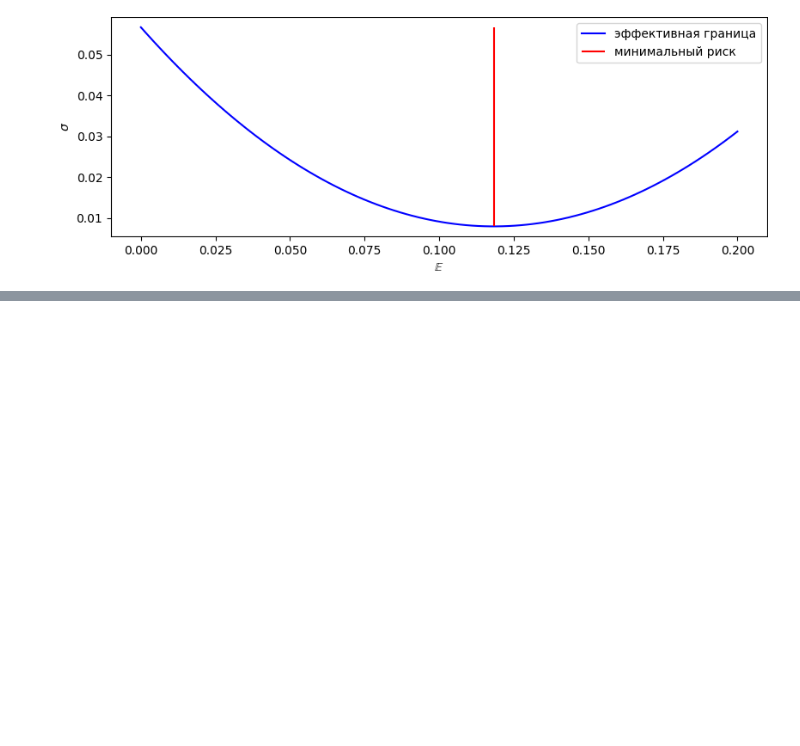
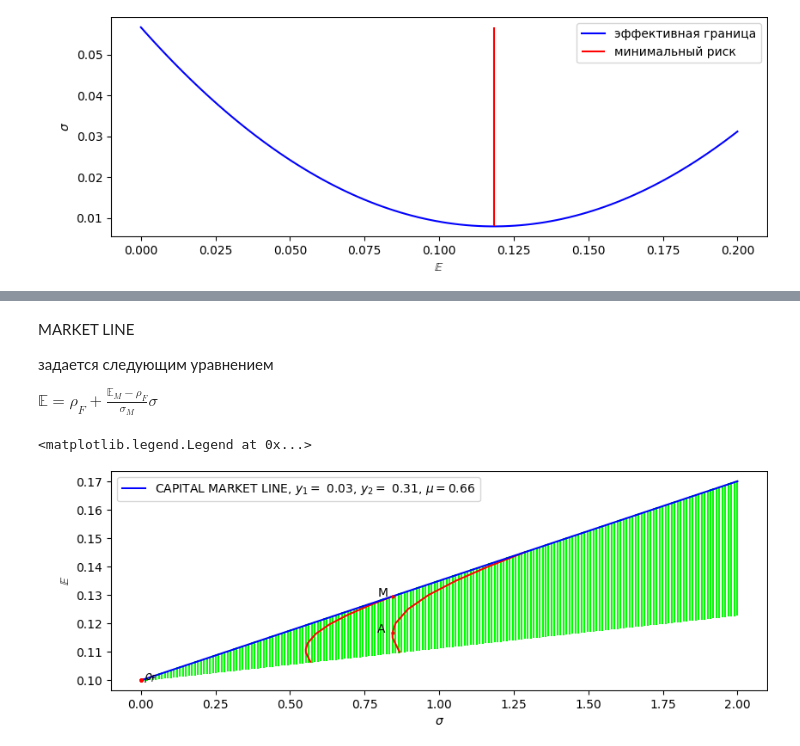
Before and after one commit to TimofeyTis/portfelniy_analyz, a Jupyter notebook: test.ipynb, the cells around one changed output, grey strips where cells are left out. Cells and saved outputs as stored; diff of their text form; code cells hidden in the pictures; blank space fills up the shorter version.

```diff
--- a/test.ipynb
+++ b/test.ipynb
@@ -778,0 +859,64 @@ array([[ 4.60300043],
+# %% [markdown]
+MARKET LINE
+
+задается следующим уравнением
+
+$
+\mathbb E = \rho_F + \frac{\mathbb E_M - \rho_F}{\sigma_M}\sigma$
+# %%
+SIZE = 1000
+X = np.zeros(shape=(SIZE, 2))
+X[:, 0] = npr.uniform(0, 1, SIZE)
+X[:, 1] = 1 - X[:, 0]
+
+m = np.array([0.1, 0.15])
+cov = np.array([[1, 0.1], [0.1, 2]])
+
+
+#безрисковый актив
+rhoF = 0.1
+
+
+fig, ax = fig_ax_template()
+ax.set_ylabel(r"$\mathbb{E}$")
+ax.set_xlabel(r"$\sigma$")
+
+(D,E),x = dkm_boundaty_smooth(X,m,cov)
+
+E1 = lambda sigma: rhoF + (E - rhoF)/D * sigma
+
+for sigma in np.linspace(0,2,200):
+    D1 = np.ones_like(D)*sigma
+    ax.plot(D1,E1(sigma),color = (0,1,0))
+
+idA = D.argsort()[0]
+
+EA,DA = E[idA],D[idA]
+EM,DM = max(E1(DA)),D[idA]
+
+ax.plot(D,E1(D),color = (1,0,0))
+
+sigma01 = (EM-rhoF)/(E1(D)[0]-rhoF)
+x1 = x[0]*(1-sigma01)
+ax.plot(D*sigma01,E1(D*sigma01),color = (1,0,0))
+
+E2 = lambda sigma: rhoF + (EM - rhoF)/DM*sigma
+sigma1 = np.linspace(0,2,100)
+ax.plot(sigma1,E2(sigma1),color = (0,0,1), label = r"CAPITAL MARKET LINE, $y_1 = $ "+ f"{x1[0]:.2f}, "r"$y_2 = $"+f" {x1[1]:.2f}, " + r"$\mu = $"+ f"{sigma01:.2f}")
+
+
+
+ax.plot(DA,EA,"o",color = (1,0,0), markersize = 2)
+ax.text(DA-0.05,EA, "A")
+ax.text(0+0.01,rhoF, r"$\rho_F$")
+ax.plot(np.zeros_like(D),E1(0),"o",color = (1,0,0),markersize=2)
+
+ax.plot(DM,EM,"o",color = (1,0,0), markersize = 2)
+ax.text(DM-0.05,EM, "M")
+
+ax.set_title("MARKET LINE")
+
+ax.legend()
+# %% [output]
+<matplotlib.legend.Legend at 0x...>
+[figure, added]
```
Also changed, not shown: parts of 15 cells of this notebook, 2 other files.
